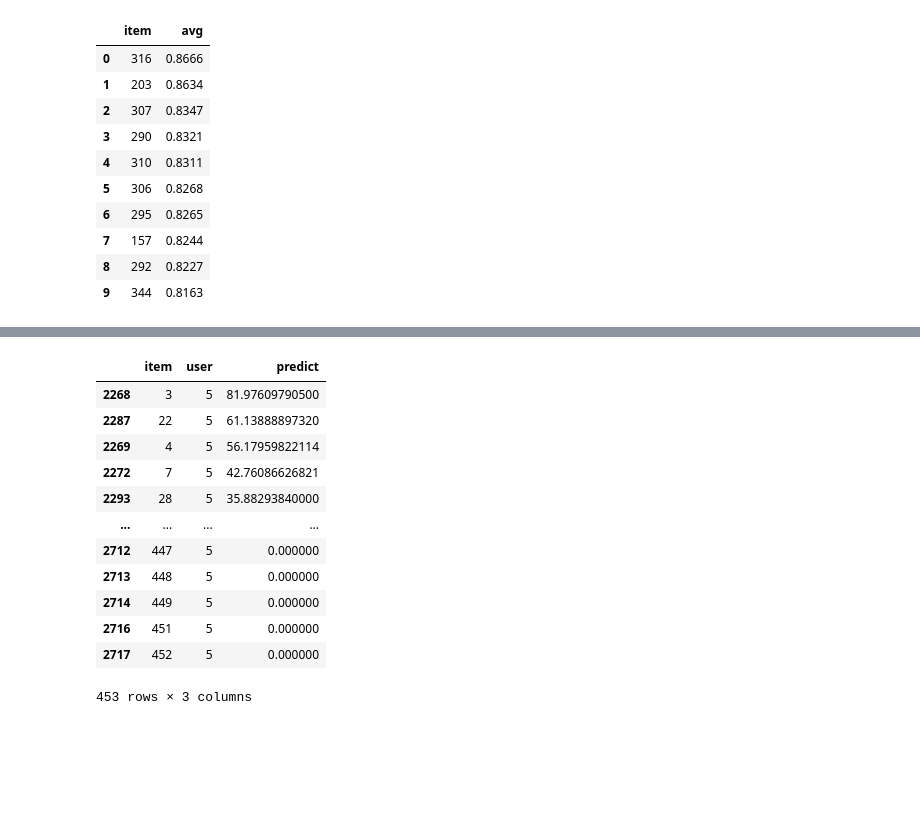
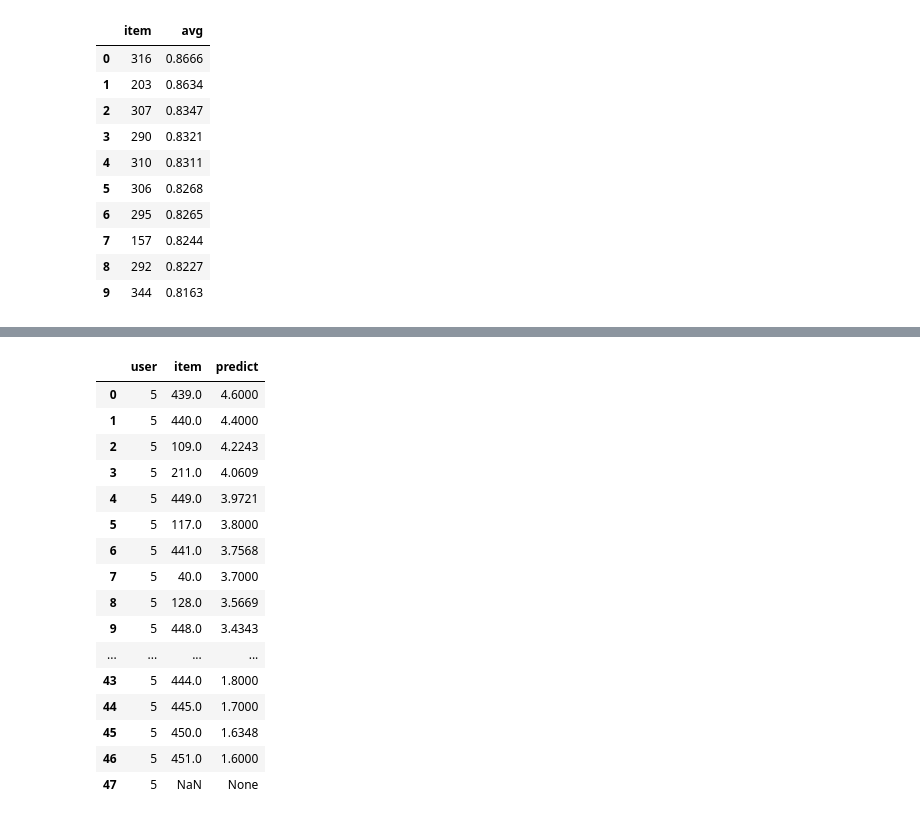
Before and after one commit to yms218/DB-Project, a Jupyter notebook: 2024-0045/test.ipynb, the cells around one changed output, grey strips where cells are left out. Drawn from its saved outputs; the diff is of its cells as text; code cells hidden in the pictures; blank space fills up the shorter version.

```diff
--- a/2024-0045/test.ipynb
+++ b/2024-0045/test.ipynb
@@ -510,17 +480,61 @@ result_long_df.rename(columns={'index': 'item'}, inplace=True)
-# %%
-result_long_df = result_long_df.sort_values(by=['user', 'predict'], ascending=[True, False])
-result_long_df[result_long_df['user'] == 5]
-# %% [output]
-|  | item | user | predict |
-| 2268 | 3 | 5 | 81.97609790500 |
-| 2287 | 22 | 5 | 61.13888897320 |
-| 2269 | 4 | 5 | 56.17959822114 |
-| 2272 | 7 | 5 | 42.76086626821 |
-| 2293 | 28 | 5 | 35.88293840000 |
-| ... | ... | ... | ... |
-| 2712 | 447 | 5 | 0.000000 |
-| 2713 | 448 | 5 | 0.000000 |
-| 2714 | 449 | 5 | 0.000000 |
-| 2716 | 451 | 5 | 0.000000 |
-| 2717 | 452 | 5 | 0.000000 |
-453 rows × 3 columns
+# %%
+df = get_output(
+'''
+    select user, item, predict from
+    (select c.user, c.item, round(sum(c.rating * c.per_sim),4) as predict from
+    (SELECT
+        a.user,
+        b.item_1 item,
+        COALESCE(a.rating, avg_rating) AS rating,
+        b.per_sim
+    FROM (
+    SELECT
+            user,
+            item,
+            rating,
+            AVG(rating) OVER (PARTITION BY item) AS avg_rating
+        FROM ratings
+    ) a
+    left outer join
+    (SELECT a.item_1, a.item_2, a.sim / SUM(a.sim) OVER (PARTITION BY item_1) as per_sim
+            FROM (
+            SELECT
+                item_1,
+                item_2,
+                sim,
+                ROW_NUMBER() OVER (PARTITION BY item_1 ORDER BY sim DESC, item_2 ASC) AS rn
+            FROM item_similarity
+            ) a
+            WHERE a.rn <= 5) b
+    on a.item = b.item_2) c
+    group by c.user, c.item
+    ) d
+    where user = 5
+    and    not exists (select *
+                              from ratings
+                              where user = d.user
+                              and   item = d.item
+                              and   rating is not null)
+    order by predict desc, item
+'''
+)
+
+df
+# %% [output]
+|  | user | item | predict |
+| 0 | 5 | 439.0 | 4.6000 |
+| 1 | 5 | 440.0 | 4.4000 |
+| 2 | 5 | 109.0 | 4.2243 |
+| 3 | 5 | 211.0 | 4.0609 |
+| 4 | 5 | 449.0 | 3.9721 |
+| 5 | 5 | 117.0 | 3.8000 |
+| 6 | 5 | 441.0 | 3.7568 |
+| 7 | 5 | 40.0 | 3.7000 |
+| 8 | 5 | 128.0 | 3.5669 |
+| 9 | 5 | 448.0 | 3.4343 |
+| ... | ... | ... | ... |
+| 43 | 5 | 444.0 | 1.8000 |
+| 44 | 5 | 445.0 | 1.7000 |
+| 45 | 5 | 450.0 | 1.6348 |
+| 46 | 5 | 451.0 | 1.6000 |
+| 47 | 5 | NaN | None |
```
Also changed, not shown: parts of 7 cells of this notebook.
